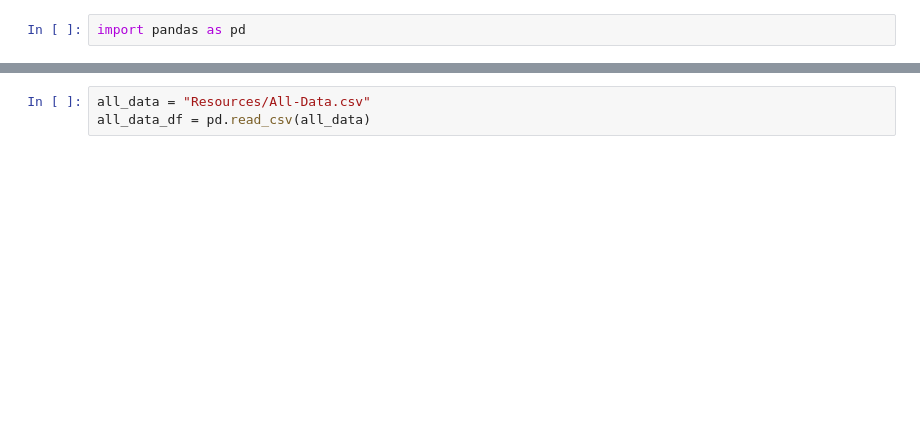
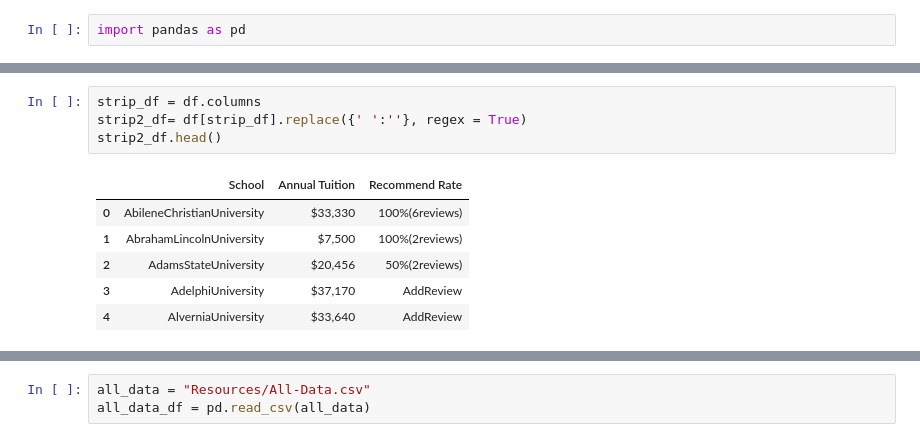
Before and after one commit to ladydatadigger/college-scorecard, a Jupyter notebook: add_mod_schoolName_col.ipynb, the cells around one changed output, grey strips where cells are left out. Drawn from its saved outputs; the diff is of its cells as text; blank space fills up the shorter version.

```diff
--- a/add_mod_schoolName_col.ipynb
+++ b/add_mod_schoolName_col.ipynb
@@ -2,0 +30,11 @@ import pandas as pd
+# %%
+strip_df = df.columns
+strip2_df= df[strip_df].replace({' ':''}, regex = True)
+strip2_df.head()
+# %% [output]
+|  | School | Annual Tuition | Recommend Rate |
+| 0 | AbileneChristianUniversity | $33,330 | 100%(6reviews) |
+| 1 | AbrahamLincolnUniversity | $7,500 | 100%(2reviews) |
+| 2 | AdamsStateUniversity | $20,456 | 50%(2reviews) |
+| 3 | AdelphiUniversity | $37,170 | AddReview |
+| 4 | AlverniaUniversity | $33,640 | AddReview |
```
Also changed, not shown: parts of 31 cells of this notebook.
